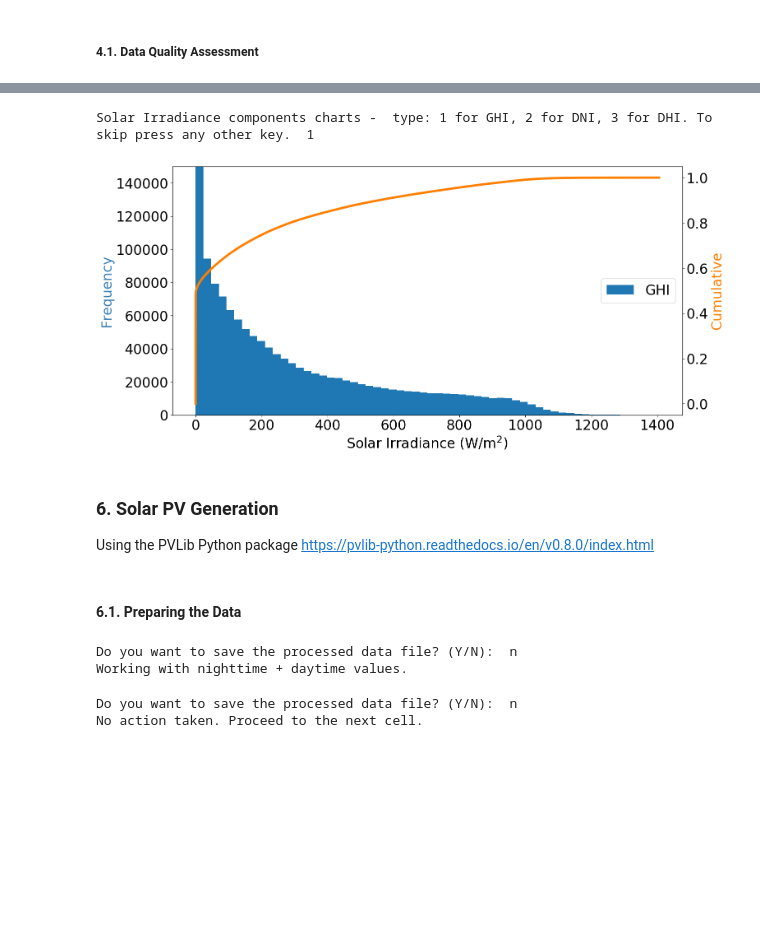
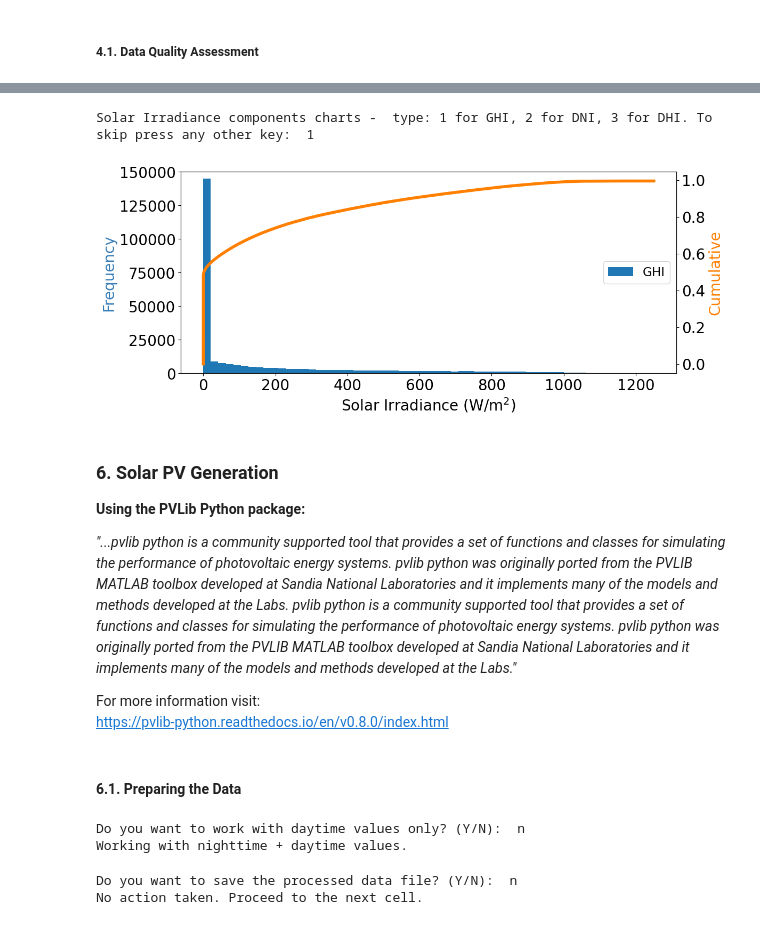
Before and after one commit to SolarGenomeProject/uncertainty-pv-generation-models, a Jupyter notebook: Python/Uncertainty in Solar PV Generation.ipynb, the cells around one changed output, grey strips where cells are left out. Drawn from its saved outputs; the diff is of its cells as text; code cells hidden in the pictures; blank space fills up the shorter version.

```diff
--- a/Python/Uncertainty in Solar PV Generation.ipynb
+++ b/Python/Uncertainty in Solar PV Generation.ipynb
@@ -21,11 +37,11 @@ import os, sys, os.path
 #
 #Matplotlib options
 from matplotlib.dates import DateFormatter
-plt.rcParams['figure.figsize'] = [16.0, 8.0]
+plt.rcParams['figure.figsize'] = [12.0, 5.0]
 plt.rcParams['figure.dpi'] = 100
 plt.rcParams['savefig.dpi'] = 300
-plt.rcParams['font.size'] = 24
-plt.rcParams['legend.fontsize'] = 'medium'
+plt.rcParams['font.size'] = 20
+plt.rcParams['legend.fontsize'] = 'small'
 plt.rcParams['figure.titlesize'] = 'large'
 # %% [markdown]
 ### 2. Download data from NOAA FTP Server
@@ -93,9 +121,15 @@ Download Skipped. Proceed to the next cell.
 ### 3. Create a Single Data File
 # %%
 #Concatenating the DataFrames into a single DF
-data = pd.DataFrame()
-headers = np.arange(0,48,1)
 
-for year in years:
-    dat = pd.read_csv('../Data/NOAA/output-full_raw_'+year+'.csv', sep=',', skiprows=0, header = 0, names = headers, index_col=0)
-    data = data.append(dat)
+online = input('Are you working online? (Y/N): "')
+
+if online == 'N' or online == 'n':
+    data = pd.DataFrame()
+    headers = np.arange(0,48,1)
+
+    for year in years:
+        dat = pd.read_csv('../Data/NOAA/output-full_raw_'+year+'.csv', sep=',', skiprows=0, header = 0, names = headers, index_col=0)
+        data = data.append(dat)
+else:
+    print("SKIP to the end of section 4.")
@@ -117,7 +152,10 @@ No action taken. Proceed to the next cell.
 # Loading the files
 df = data
 # # Renaming interesting columns
-df = df.rename(index=str, columns={0: 'Year', 1:'jday', 2: 'Month',3: 'Day',4: "Hour", 5: 'Min',6:'dt', 7:'Zenith_deg', 8: 'Global_Wm2',10:'uw_solar', 12: 'Direct_Wm2',14:'Diffuse_Wm2',16:'dw_ir',18:'dw_casetemp',20:'dw_dometemp',22:'uw_ir',24:'uw_casetemp',26:'uw_dometemp',28:'uvb',30:'par',32:'netsolar',34:'netir',36:'totalnet',38:'Temp_C',40:'rh',42:'windspd',44:'winddir',46:'pressure'})
+df = df.rename(index=str, columns={0: 'Year', 1:'jday', 2: 'Month',3: 'Day',4: "Hour", 5: 'Min',6:'dt', 7:'Zenith_deg',
+                                   8: 'Global_Wm2',10:'uw_solar', 12: 'Direct_Wm2',14:'Diffuse_Wm2',16:'dw_ir',18:'dw_casetemp',
+                                   20:'dw_dometemp',22:'uw_ir',24:'uw_casetemp',26:'uw_dometemp',28:'uvb',30:'par',32:'netsolar',
+                                   34:'netir',36:'totalnet',38:'Temp_C',40:'rh',42:'windspd',44:'winddir',46:'pressure'})
 # #Working with only interesting data
 df = df[['Year', 'Month', 'Day', 'Hour', 'Min', 'rh', 'Direct_Wm2', 'Diffuse_Wm2', 'Global_Wm2', 'Temp_C', 'pressure']]
 # #Next steps set the data frame index as type datetime
@@ -155,0 +189,8 @@ df.describe()
+# %%
+# - if desired
+loaded = input("Do you want to save the raw data file? (Y/N): ")
+
+if loaded == 'Y' or loaded == 'y':
+    df = pd.read_csv('../Data/NOAA/output_2015_to_2019_ready.csv', sep=',', parse_dates=True, index_col=0)
+else:
+    print("No action taken. Proceed to the next cell.")
@@ -206,41 +253,45 @@ plt.show()
 # %%
 #Histograms and cummulative distributions - if desired
 from statsmodels.distributions.empirical_distribution import ECDF
-comp = input("Solar Irradiance components charts -  type: 1 for GHI, 2 for DNI, 3 for DHI. To skip press any other key. ")
+comp = input("Solar Irradiance components charts -  type: 1 for GHI, 2 for DNI, 3 for DHI. To skip press any other key: ")
 
 if comp == '1' or comp == '2' or comp == '3':
     if comp == '1':
         key = 'Global_Wm2';leg = 'GHI'
     if comp == '2':
         key = 'Direct_Wm2';leg = 'DNI'
     if comp == '3':
         key = 'Diffuse_Wm2'; leg = 'DHI'
 
 
     ecdf = ECDF(df[key])
     fig, ax1 = plt.subplots()
 
     color = '#377eb8'
     ax1.set_xlabel('Solar Irradiance (W/m$^2$)')
     ax1.set_ylabel('Frequency', color=color)
     ax1.set_ylim(0,150000)
     ax1.hist(df[key], bins=60)
     ax1.legend([leg], loc='center right')
 
     ax2 = ax1.twinx()  # instantiate a second axes that shares the same x-axis
     color = '#ff7f00'
     ax2.set_ylabel('Cumulative', color=color)  # we already handled the x-label with ax1
     ax2.plot(ecdf.x, ecdf.y, color=color, linewidth=4)
 else:
     print('You could have seen an amazing graph. You missed your chance!')
 # %% [output]
-Solar Irradiance components charts -  type: 1 for GHI, 2 for DNI, 3 for DHI. To skip press any other key.  1
+Solar Irradiance components charts -  type: 1 for GHI, 2 for DNI, 3 for DHI. To skip press any other key:  1
-[figure, old version]
+[figure, new version]
-# %% [markdown]
-### 6. Solar PV Generation
-
-Using the PVLib Python package
-https://pvlib-python.readthedocs.io/en/v0.8.0/index.html
+# %% [markdown]
+### 6. Solar PV Generation
+
+<b>Using the PVLib Python package: </b><p>
+
+<i>"...pvlib python is a community supported tool that provides a set of functions and classes for simulating the performance of photovoltaic energy systems. pvlib python was originally ported from the PVLIB MATLAB toolbox developed at Sandia National Laboratories and it implements many of the models and methods developed at the Labs. pvlib python is a community supported tool that provides a set of functions and classes for simulating the performance of photovoltaic energy systems. pvlib python was originally ported from the PVLIB MATLAB toolbox developed at Sandia National Laboratories and it implements many of the models and methods developed at the Labs."</i><p>
+
+For more information visit:
+https://pvlib-python.readthedocs.io/en/v0.8.0/index.html
 # %% [markdown]
 #### 6.1. Preparing the Data
 # %%
@@ -268,7 +319,7 @@ df = pd.concat([df, new2[['azimuth','zenith']]], axis=1)
 # %%
 # Removing nighttime values from the df - if desired
 
-day = input("Do you want to work with nighttime values? (Y/N): ")
+day = input("Do you want to work with daytime values only? (Y/N): ")
 
 if day == 'Y' or day == 'y':
     df.Zenith_deg[df.Zenith_deg > 85] = np.nan
@@ -278,7 +329,7 @@ if day == 'Y' or day == 'y':
 else:
     print("Working with nighttime + daytime values.")
 # %% [output]
-Do you want to save the processed data file? (Y/N):  n
+Do you want to work with daytime values only? (Y/N):  n
 Working with nighttime + daytime values.
 # %%
 #Saving the hourly data set - if desired
```
Also changed, not shown: parts of 29 cells of this notebook.
